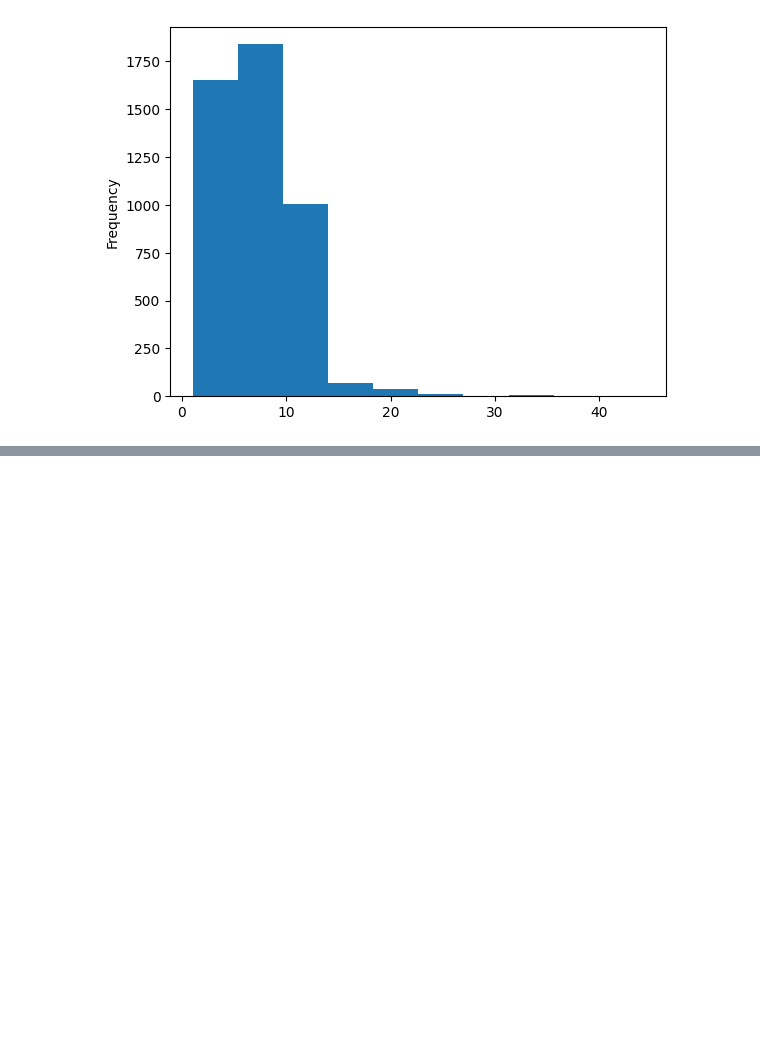
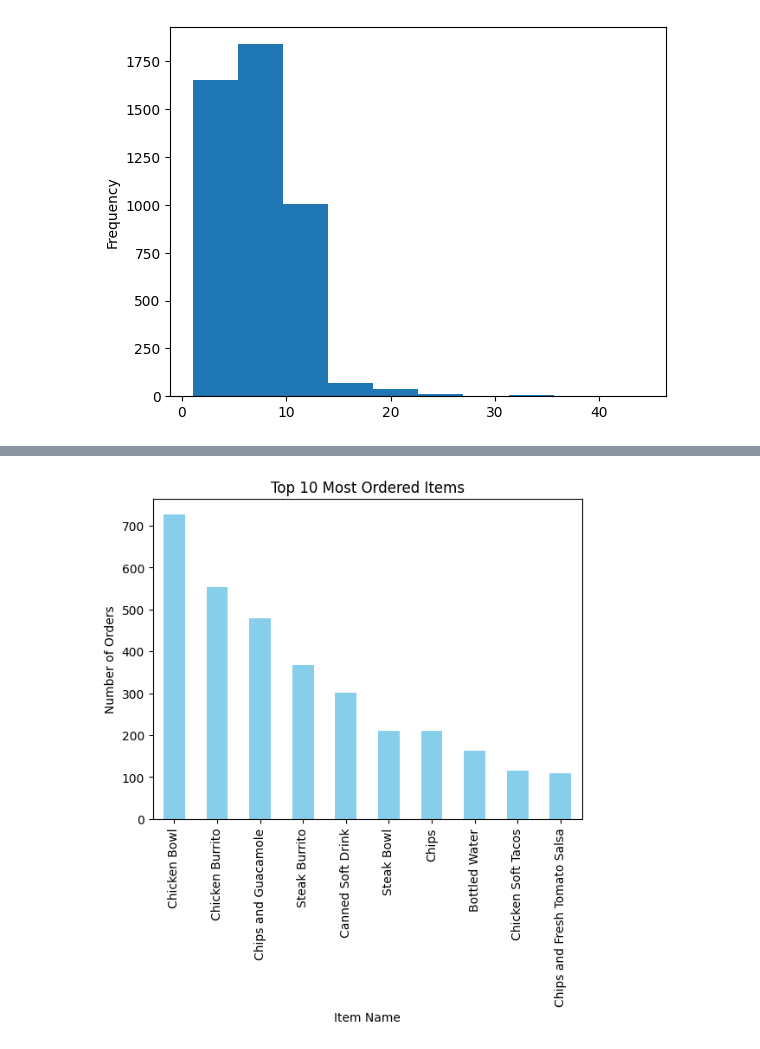
Before and after one commit to Piyushvishnoi/Python_Pandas_Project, a Jupyter notebook: Final_project_panda.ipynb, the cells around one changed output, grey strips where cells are left out. Saved outputs shown, nothing was run; the diff lists cells and outputs as text; code cells hidden in the pictures; blank space fills up the shorter version.

```diff
--- a/Final_project_panda.ipynb
+++ b/Final_project_panda.ipynb
@@ -291,0 +316,4 @@ data_copy['item_price'].plot(kind='hist')
+# %%
+#Drop the choice_description column:
+data_copy = data_copy.drop(columns=['choice_description'])
+print("Columns after dropping 'choice_description':", data_copy.columns)
@@ -291,0 +348,10 @@ data_copy['item_price'].plot(kind='hist')
+# %%
+#Bar chart for top 10 most ordered items:
+top_items = data_copy['item_name'].value_counts().head(10)
+top_items.plot(kind='bar', color='skyblue')
+plt.xlabel('Item Name')
+plt.ylabel('Number of Orders')
+plt.title('Top 10 Most Ordered Items')
+plt.show()
+# %% [output]
+[figure, added]
```
Also changed, not shown: parts of 18 cells of this notebook.
